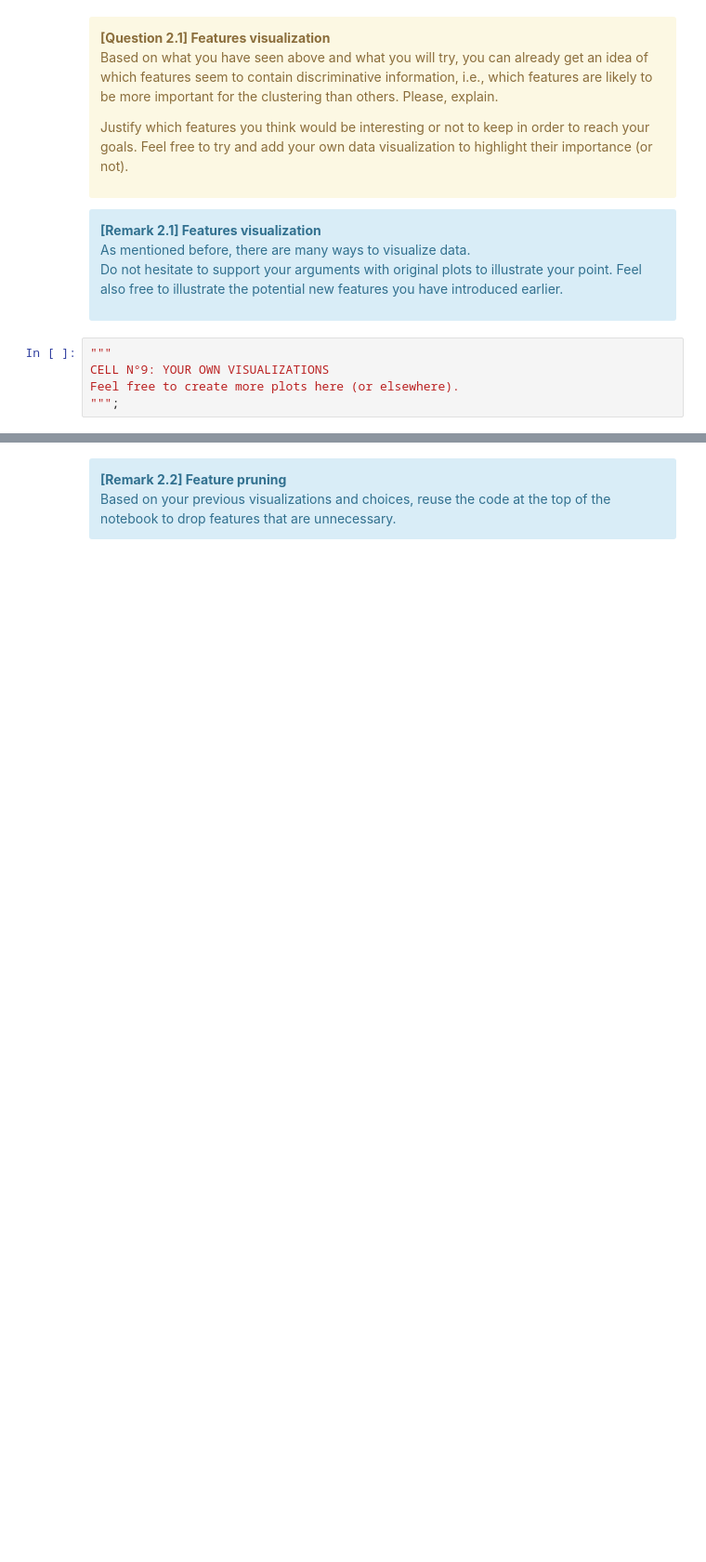
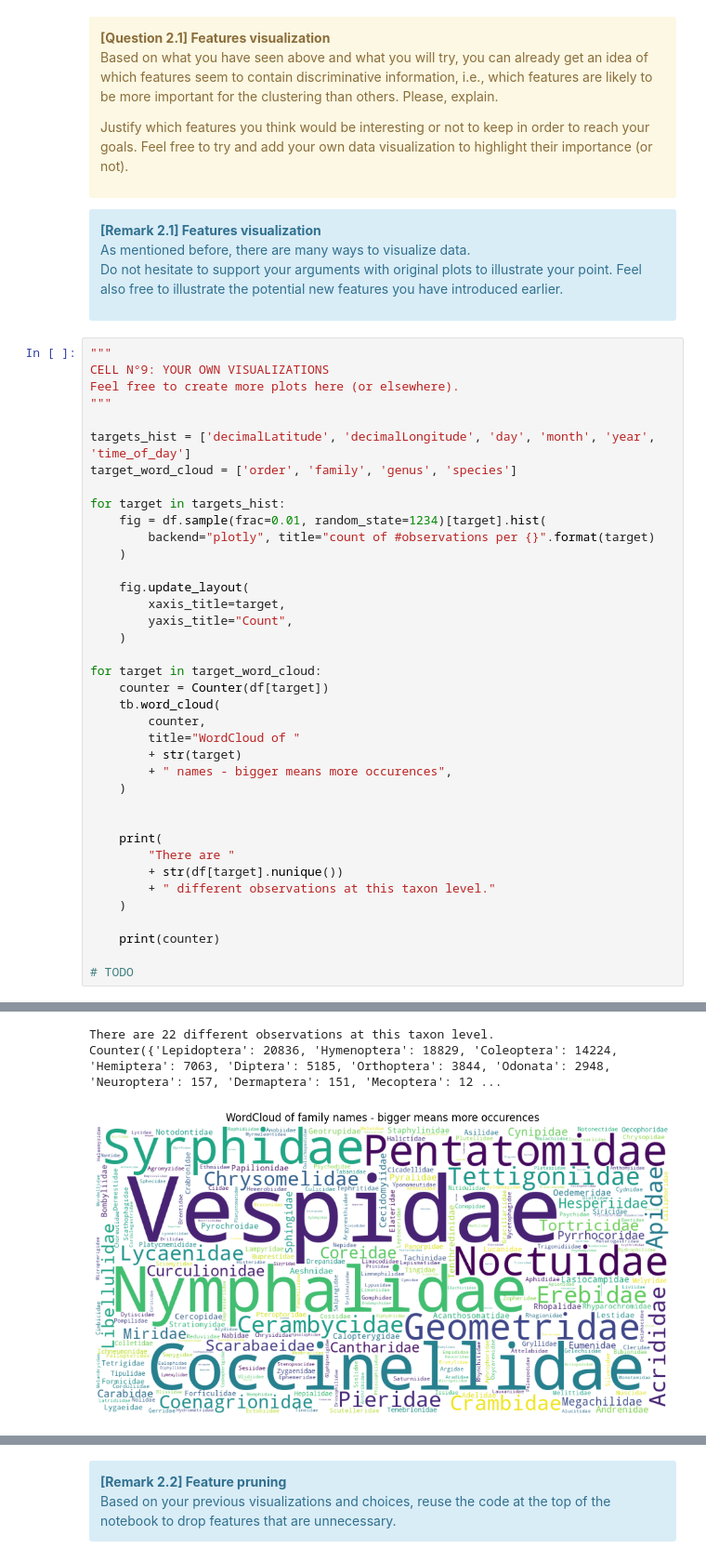
Before and after one commit to Mathis003/LEPL1109-Hackathons, a Jupyter notebook: Hackathon_3/Hackathon03-Clustering_Student.ipynb, the cells around one changed output, grey strips where cells are left out. Shown at 93% size. Drawn from its saved outputs; the diff is of its cells as text; blank space fills up the shorter version.

Commit message:
Begin Part2 : Visualisation

```diff
--- a/Hackathon_3/Hackathon03-Clustering_Student.ipynb
+++ b/Hackathon_3/Hackathon03-Clustering_Student.ipynb
@@ -632,8 +634,42 @@ As mentioned before, there are many ways to visualize data.
 
 Do not hesitate to support your arguments with original plots to illustrate your point. Feel also free to illustrate the potential new features you have introduced earlier.
 </div>
-# %%
-"""
-CELL N°9: YOUR OWN VISUALIZATIONS
-Feel free to create more plots here (or elsewhere).
-""";
+# %%
+"""
+CELL N°9: YOUR OWN VISUALIZATIONS
+Feel free to create more plots here (or elsewhere).
+"""
+
+targets_hist = ['decimalLatitude', 'decimalLongitude', 'day', 'month', 'year', 'time_of_day']
+target_word_cloud = ['order', 'family', 'genus', 'species']
+
+for target in targets_hist:
+    fig = df.sample(frac=0.01, random_state=1234)[target].hist(
+        backend="plotly", title="count of #observations per {}".format(target)
+    )
+
+    fig.update_layout(
+        xaxis_title=target,
+        yaxis_title="Count",
+    )
+
+for target in target_word_cloud:
+    counter = Counter(df[target])
+    tb.word_cloud(
+        counter,
+        title="WordCloud of "
+        + str(target)
+        + " names - bigger means more occurences",
+    )
+
+
+    print(
+        "There are "
+        + str(df[target].nunique())
+        + " different observations at this taxon level."
+    )
+
+    print(counter)
+
+# TODO
+# %% [output]
@@ -639,0 +677,3 @@ Feel free to create more plots here (or elsewhere).
+There are 22 different observations at this taxon level.
+Counter({'Lepidoptera': 20836, 'Hymenoptera': 18829, 'Coleoptera': 14224, 'Hemiptera': 7063, 'Diptera': 5185, 'Orthoptera': 3844, 'Odonata': 2948, 'Neuroptera': 157, 'Dermaptera': 151, 'Mecoptera': 12 ...
+[figure, added]
```
Also changed, not shown: parts of 3 cells of this notebook.
